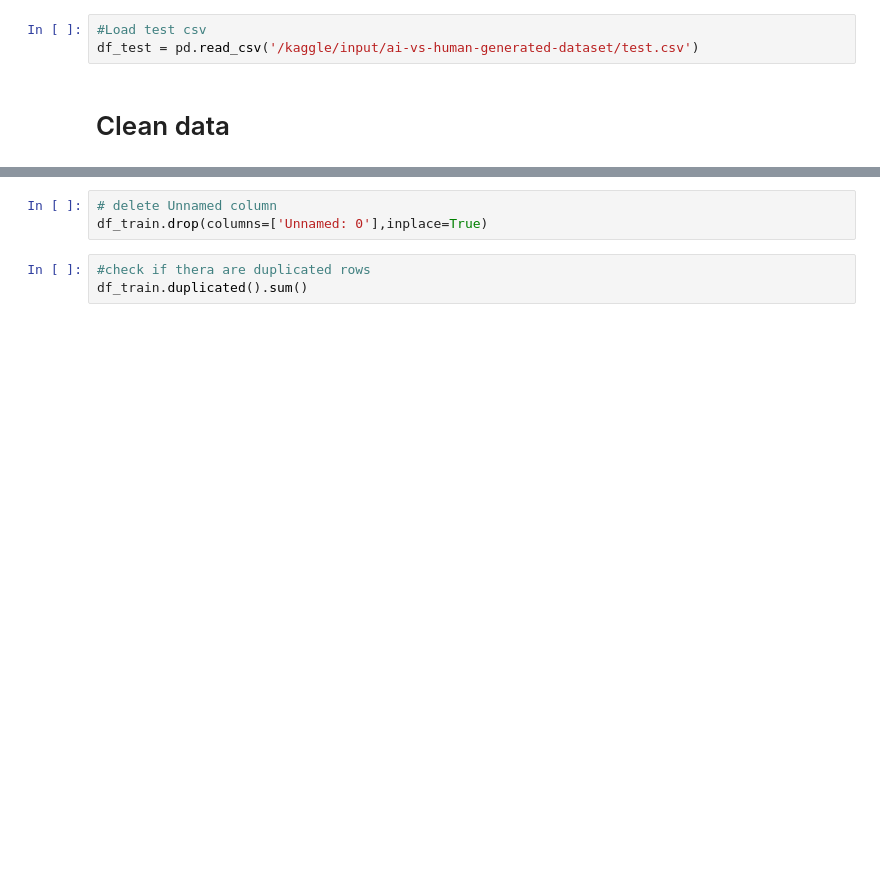
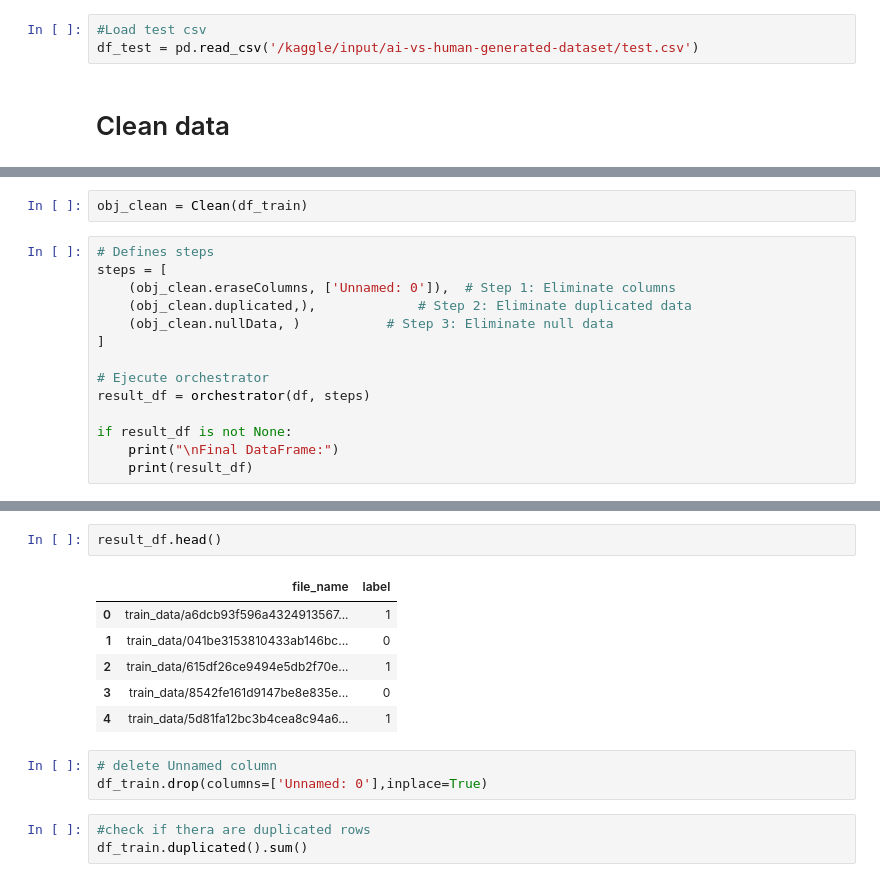
Before and after one commit to RogerCortezRosas/Neuronal-Networks, a Jupyter notebook: ai-images-vs-human-images.ipynb, the cells around one changed output, grey strips where cells are left out. Saved outputs shown, nothing was run; the diff lists cells and outputs as text; blank space fills up the shorter version.

```diff
--- a/ai-images-vs-human-images.ipynb
+++ b/ai-images-vs-human-images.ipynb
@@ -24,0 +176,16 @@ df_test = pd.read_csv('/kaggle/input/ai-vs-human-generated-dataset/test.csv')
+# %%
+obj_clean = Clean(df_train)
+# %%
+# Defines steps
+steps = [
+    (obj_clean.eraseColumns, ['Unnamed: 0']),  # Step 1: Eliminate columns
+    (obj_clean.duplicated,),             # Step 2: Eliminate duplicated data
+    (obj_clean.nullData, )           # Step 3: Eliminate null data
+]
+
+# Ejecute orchestrator
+result_df = orchestrator(df, steps)
+
+if result_df is not None:
+    print("\nFinal DataFrame:")
+    print(result_df)
@@ -25,3 +210,12 @@ df_test = pd.read_csv('/kaggle/input/ai-vs-human-generated-dataset/test.csv')
+# %%
+result_df.head()
+# %% [output]
+|  | file_name | label |
+| 0 | train_data/a6dcb93f596a4324913567... | 1 |
+| 1 | train_data/041be3153810433ab146bc... | 0 |
+| 2 | train_data/615df26ce9494e5db2f70e... | 1 |
+| 3 | train_data/8542fe161d9147be8e835e... | 0 |
+| 4 | train_data/5d81fa12bc3b4cea8c94a6... | 1 |
 # %%
 # delete Unnamed column
 df_train.drop(columns=['Unnamed: 0'],inplace=True)
```
Also changed, not shown: parts of 8 cells of this notebook.
